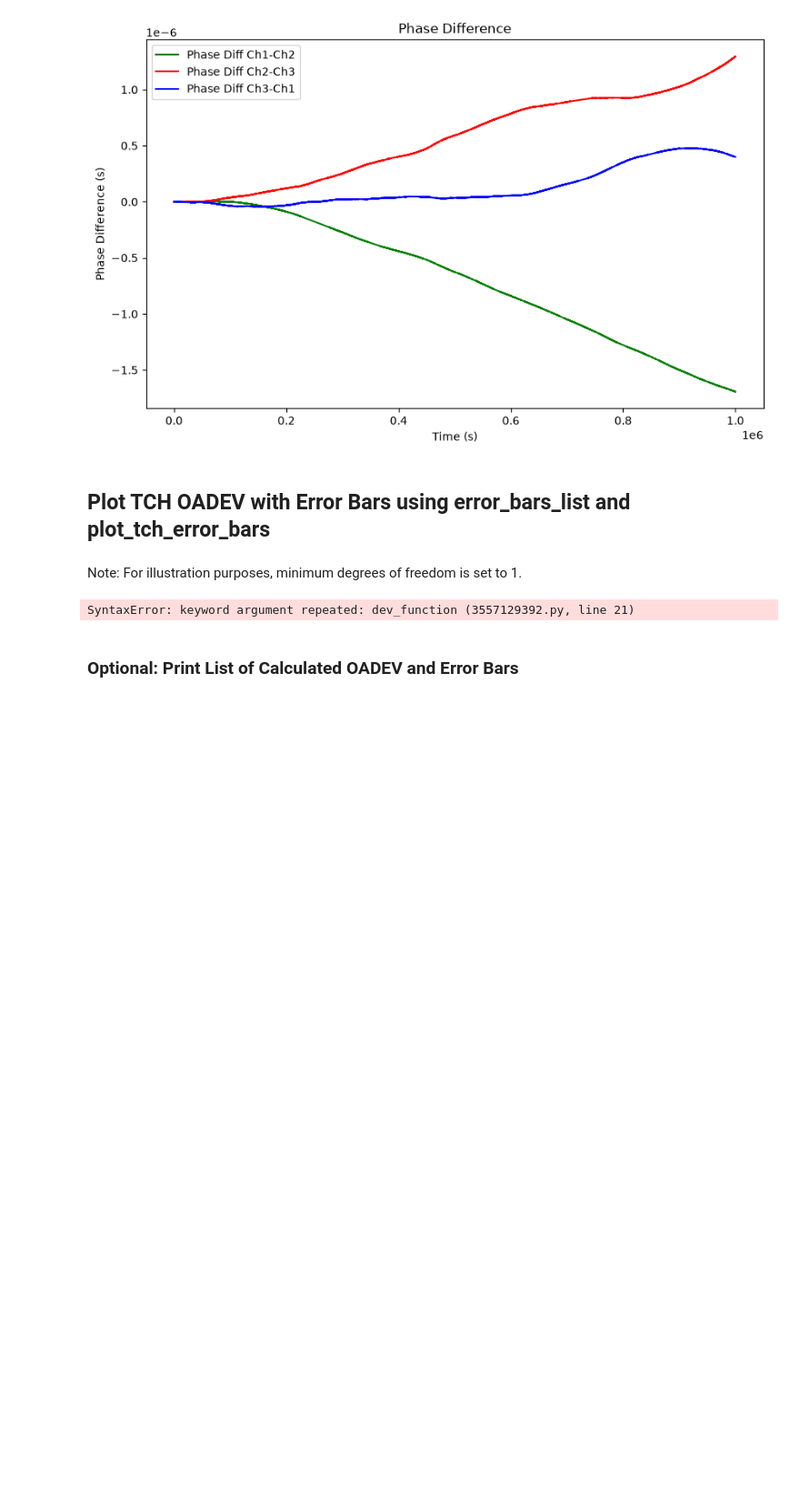
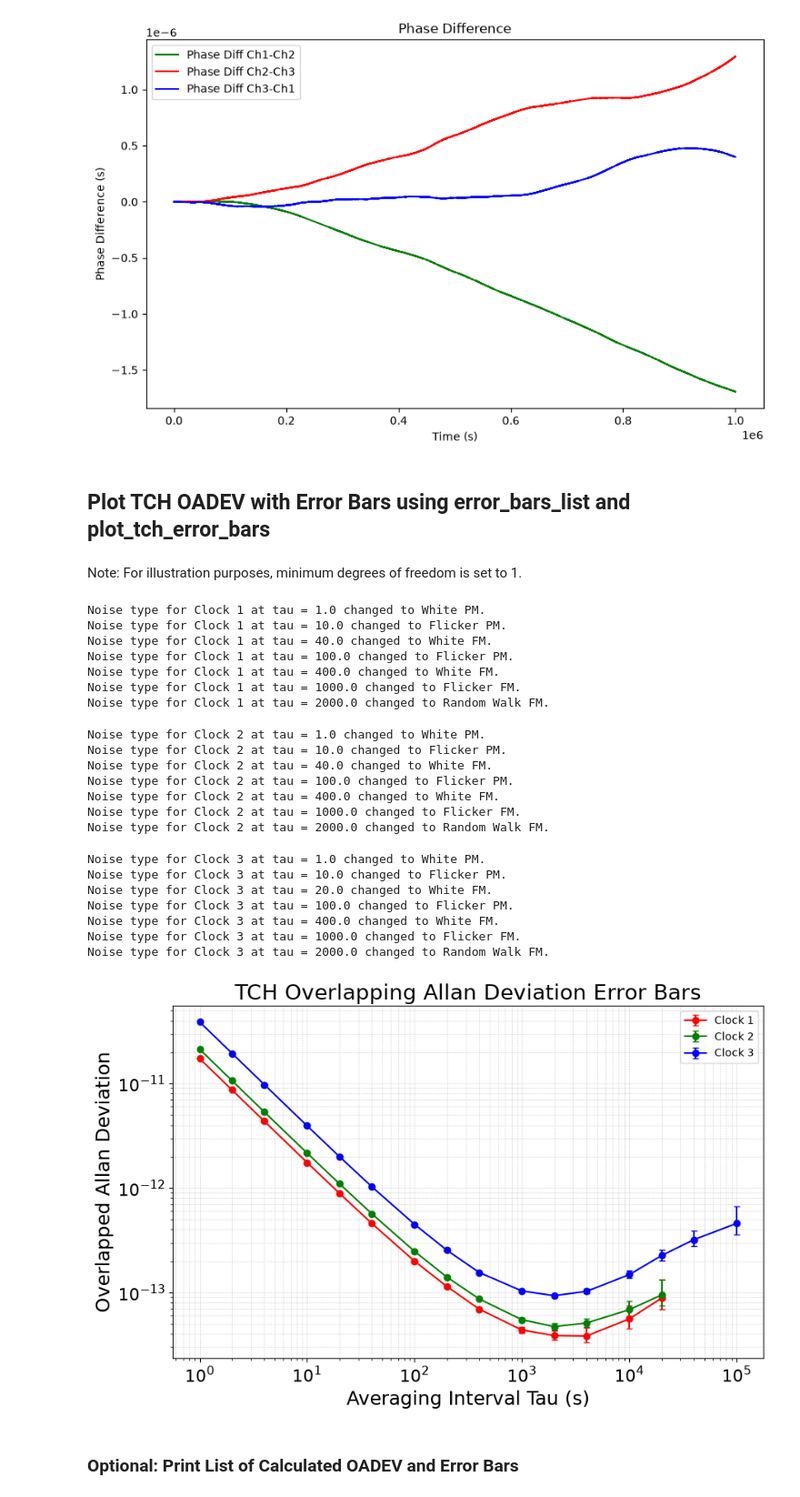
Before and after one commit to rebekahskandera/clock_confidence_intervals, a Jupyter notebook: examples/ADEV_Error_Bars_Workflow.ipynb, the cells around one changed output. Shown at 91% size. Cells and saved outputs as stored; diff of their text form; code cells hidden in the pictures; blank space fills up the shorter version.

```diff
--- a/examples/ADEV_Error_Bars_Workflow.ipynb
+++ b/examples/ADEV_Error_Bars_Workflow.ipynb
@@ -362,35 +362,56 @@ keyword: averaging-factors
 “octave”: 1, 2, 4, 8, 16, 32, …
 
 “decade”: 1, 2, 4, 10, 20, 40, 100, …
 
 “log10”: approx. 10 points per decade
 
 '''
 test_taus = 'decade'
 
 #   Defaults to OADEV if no dev_function is entered
 error_bars_1, error_bars_2, error_bars_3 = error_bars_tch_list([phase_diff_1_2, phase_diff_2_3, phase_diff_3_1], rate = rate,
                                                            taus = test_taus, confidence = 0.68, dev_function = allantools.oadev,
-                                                             bias_correct = True, dev_function = allantools.oadev, min_df = 5)
+                                                             bias_correct = True, min_df = 5)
 
 fig, ax = plt.subplots(figsize = (10,6))
 
 
 
 
 #   Clock Names (Clock 1 corresponds to Ch 1, etc.):
 clock_1 = 'Clock 1'
 clock_2 = 'Clock 2'
 clock_3 = 'Clock 3'
 plot_error_bars(error_bars_1, error_bars_2, error_bars_3, ax = ax,
                      labels = [clock_1, clock_2, clock_3], title = 'TCH Overlapping Allan Deviation Error Bars', title_font_size = 20,
                      axis_labels= ('Averaging Interval Tau (s)', 'Overlapped Allan Deviation'),
                      axis_label_font_size = 18, axis_tick_font_size = 16)
 
 
 plt.show()
 # %% [output]
-SyntaxError: keyword argument repeated: dev_function (3557129392.py, line 21)
+Noise type for Clock 1 at tau = 1.0 changed to White PM.
+Noise type for Clock 1 at tau = 10.0 changed to Flicker PM.
+Noise type for Clock 1 at tau = 40.0 changed to White FM.
+Noise type for Clock 1 at tau = 100.0 changed to Flicker PM.
+Noise type for Clock 1 at tau = 400.0 changed to White FM.
+Noise type for Clock 1 at tau = 1000.0 changed to Flicker FM.
+Noise type for Clock 1 at tau = 2000.0 changed to Random Walk FM.
+Noise type for Clock 2 at tau = 1.0 changed to White PM.
+Noise type for Clock 2 at tau = 10.0 changed to Flicker PM.
+Noise type for Clock 2 at tau = 40.0 changed to White FM.
+Noise type for Clock 2 at tau = 100.0 changed to Flicker PM.
+Noise type for Clock 2 at tau = 400.0 changed to White FM.
+Noise type for Clock 2 at tau = 1000.0 changed to Flicker FM.
+Noise type for Clock 2 at tau = 2000.0 changed to Random Walk FM.
+Noise type for Clock 3 at tau = 1.0 changed to White PM.
+Noise type for Clock 3 at tau = 10.0 changed to Flicker PM.
+Noise type for Clock 3 at tau = 20.0 changed to White FM.
+Noise type for Clock 3 at tau = 100.0 changed to Flicker PM.
+Noise type for Clock 3 at tau = 400.0 changed to White FM.
+Noise type for Clock 3 at tau = 1000.0 changed to Flicker FM.
+Noise type for Clock 3 at tau = 2000.0 changed to Random Walk FM.
+[figure, added]
 # %% [markdown]
 ### Optional: Print List of Calculated OADEV and Error Bars
 # %%
```
Also changed, not shown: parts of 2 cells of this notebook, 1 other file.
